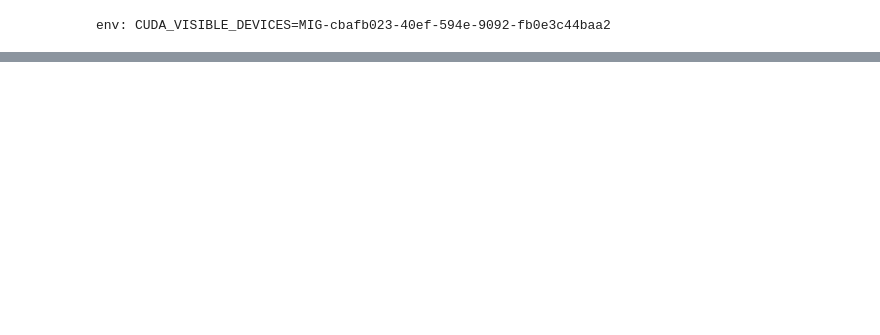
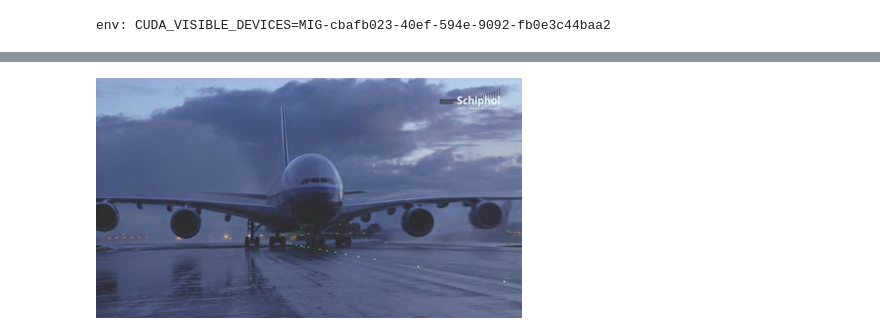
Before and after one commit to danjacobellis/autocodec, a Jupyter notebook: train/davis_eval.ipynb, the cells around one changed output, grey strips where cells are left out. Cells and saved outputs as stored; diff of their text form; code cells hidden in the pictures; blank space fills up the shorter version.

```diff
--- a/train/davis_eval.ipynb
+++ b/train/davis_eval.ipynb
@@ -325,0 +215,4 @@ to_pil_image(x_hat[0,:,41]/2+0.5).resize((1920//4,1080//4))
+# %%
+to_pil_image(x_hat[0,:,15]/2 + 0.5)
+# %% [output]
+[figure, added]
```
Also changed, not shown: parts of 21 cells of this notebook.
